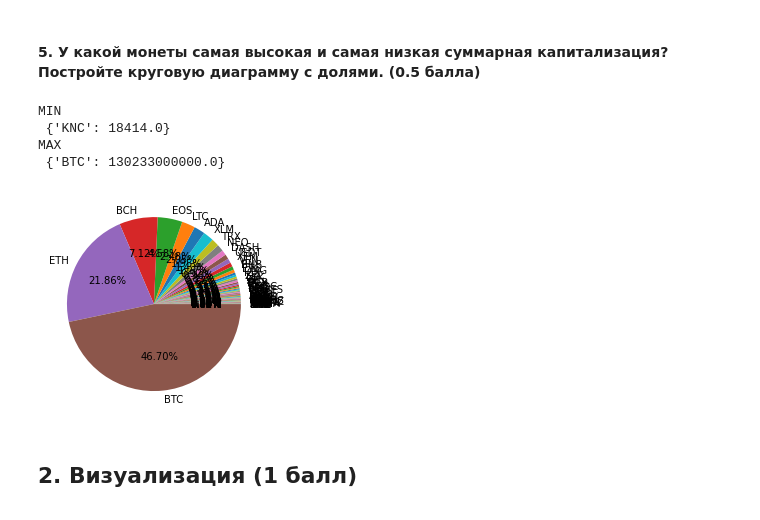
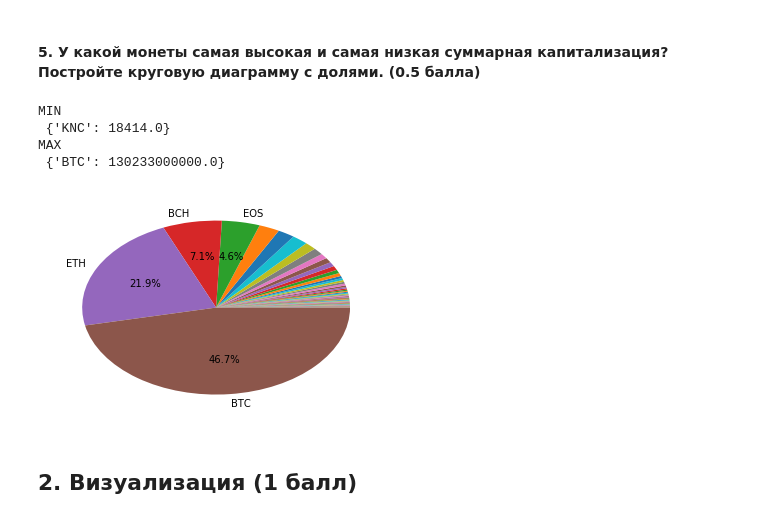
Before and after one commit to surkovv/PythonLab, a Jupyter notebook: Lab.ipynb, the cells around one changed output. Drawn from its saved outputs; the diff is of its cells as text; code cells hidden in the pictures.

```diff
--- a/Lab.ipynb
+++ b/Lab.ipynb
@@ -99,18 +99,33 @@ Bitcoin 2017-12-17
 # %%
 grouper = coins.groupby('symbol')
 data = grouper['market'].agg('last')
 data = data.sort_values()
 print('MIN\n', dict(data[data==data.min()]))
 print('MAX\n', dict(data[data==data.max()]))
 
-plt.pie(data, labels=data.keys(), autopct='%1.2f%%')
+labels = list(data.keys())
+for i in range(len(labels)):
+    if data[labels[i]] < 10 ** 10:
+        labels[i] = ""
+
+def make_percentage(data):
+    def my_autopct(pct):
+        total = data.sum()
+        if pct < 3:
+            return ''
+        return '{p:.1f}%'.format(p=pct)
+    return my_autopct
+
+
+
+plt.pie(data, labels=labels, autopct=make_percentage(data))
 plt.show()
 # %% [output]
 MIN
  {'KNC': 18414.0}
 MAX
  {'BTC': 130233000000.0}
-[figure, old version]
+[figure, new version]
 # %% [markdown]
 ## 2. Визуализация (1 балл)
 # %% [markdown]
```
Also changed, not shown: 1 other file.
